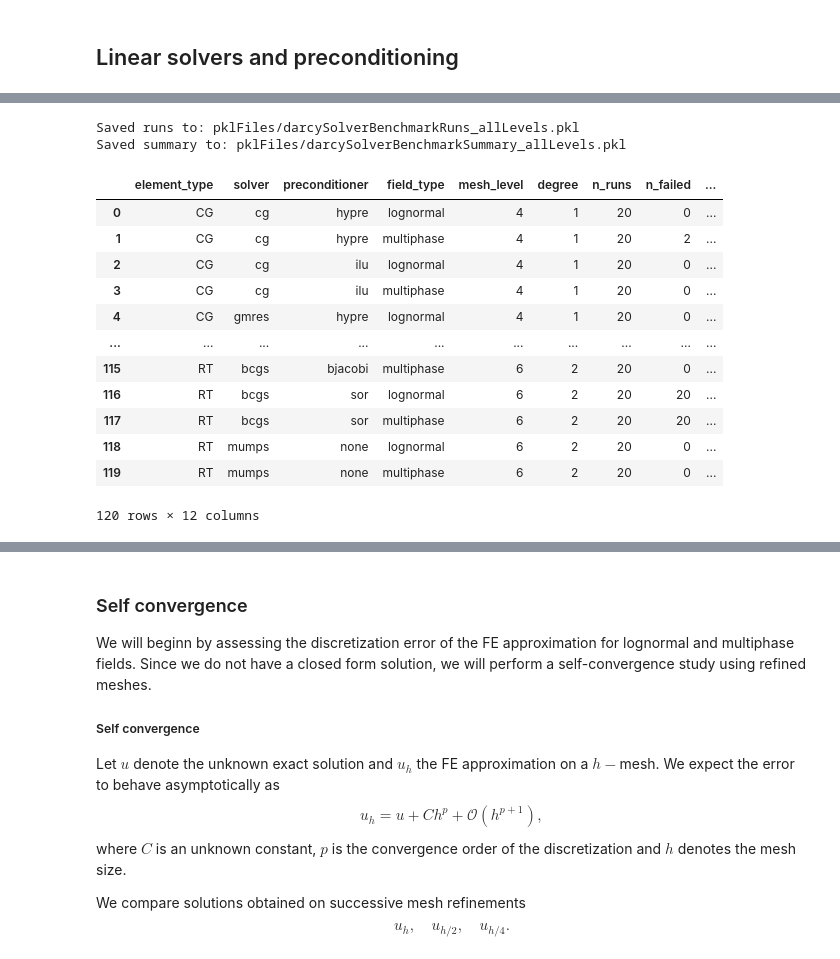
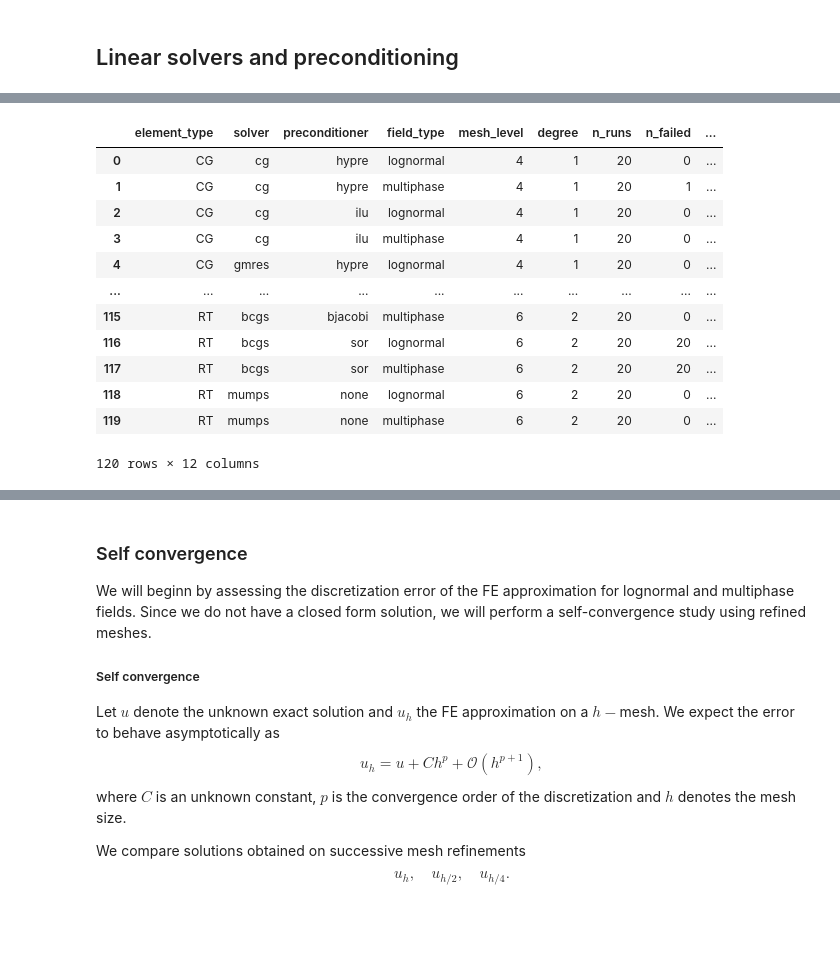
Before and after one commit to PFelsen/master-thesis-nice-karlsruhe, a Jupyter notebook: configs/FEM/DarcyConvergence.ipynb, the cells around one changed output, grey strips where cells are left out. Cells and saved outputs as stored; diff of their text form; code cells hidden in the pictures; blank space fills up the shorter version.

```diff
--- a/configs/FEM/DarcyConvergence.ipynb
+++ b/configs/FEM/DarcyConvergence.ipynb
@@ -15,12 +15,12 @@ import matplotlib.pyplot as plt
 from matplotlib.ticker import MaxNLocator
 
 from fenics import *
-import pickle
 
 
-from permeability.constantFields import ConstPermField
-from permeability.analyticField import AnalyticLognormalFourierField
-from permeability.analyticField import AnalyticMultiphaseFourierField
+from permeability.lognormalField import LognormalField
+from permeability.multiphase import MultiphaseField
+
+
 from fem.darcyProblem import Darcy
 
 
@@ -29,12 +29,11 @@ def analyticLognormal(dim, corrLength, mu, sigma, numberOfPhases, phaseValues, s
     Returns an analytic smooth lognormal permeability field.
     """
 
-    field = AnalyticLognormalFourierField(
+    field = LognormalField(
         dim=dim,
         corrLength=corrLength,
         mu=mu,
         sigma=sigma,
-        plotGridSize=512,
     )
 
     xi = field.sampleXi(seed=seed, distribution="uniform")
@@ -49,7 +48,7 @@ def analyticMultiphase(dim, corrLength, mu, sigma, numberOfPhases, phaseValues,
     Returns an analytic multiphase permeability field.
     """
 
-    field = AnalyticMultiphaseFourierField(
+    field = MultiphaseField(
         dim=dim,
         numberOfPhases=numberOfPhases,
         phaseValues=phaseValues,
@@ -57,7 +56,6 @@ def analyticMultiphase(dim, corrLength, mu, sigma, numberOfPhases, phaseValues,
         corrLength=corrLength,
         mu=mu,
         sigma=sigma,
-        plotGridSize=512,
     )
 
     xi = field.sampleXi(seed=seed, distribution="uniform")
@@ -642,50 +644,48 @@ solver_summary["preconditioner"] = pd.Categorical(
 solver_summary["field_type"] = pd.Categorical(
     solver_summary["field_type"],
     categories=field_order,
     ordered=True,
 )
 
 solver_summary = (
     solver_summary
     .sort_values(
         by=[
             "element_type",
             "degree",
             "mesh_level",
             "solver",
             "preconditioner",
             "field_type",
         ]
     )
     .reset_index(drop=True)
 )
 
 os.makedirs("pklFiles", exist_ok=True)
 
 runs_path = os.path.join("pklFiles", "darcySolverBenchmarkRuns_allLevels.pkl")
 summary_path = os.path.join("pklFiles", "darcySolverBenchmarkSummary_allLevels.pkl")
 
-solver_runs.to_pickle(runs_path)
-solver_summary.to_pickle(summary_path)
+#solver_runs.to_pickle(runs_path)
+#solver_summary.to_pickle(summary_path)
 
-print(f"Saved runs to: {runs_path}")
-print(f"Saved summary to: {summary_path}")
+#print(f"Saved runs to: {runs_path}")
+#print(f"Saved summary to: {summary_path}")
 
 solver_summary
 # %% [output]
+|  | element_type | solver | preconditioner | field_type | mesh_level | degree | n_runs | n_failed | ... |
+| 0 | CG | cg | hypre | lognormal | 4 | 1 | 20 | 0 | ... |
+| 1 | CG | cg | hypre | multiphase | 4 | 1 | 20 | 1 | ... |
+| 2 | CG | cg | ilu | lognormal | 4 | 1 | 20 | 0 | ... |
+| 3 | CG | cg | ilu | multiphase | 4 | 1 | 20 | 0 | ... |
+| 4 | CG | gmres | hypre | lognormal | 4 | 1 | 20 | 0 | ... |
+| ... | ... | ... | ... | ... | ... | ... | ... | ... | ... |
+| 115 | RT | bcgs | bjacobi | multiphase | 6 | 2 | 20 | 0 | ... |
+| 116 | RT | bcgs | sor | lognormal | 6 | 2 | 20 | 20 | ... |
+| 117 | RT | bcgs | sor | multiphase | 6 | 2 | 20 | 20 | ... |
+| 118 | RT | mumps | none | lognormal | 6 | 2 | 20 | 0 | ... |
+| 119 | RT | mumps | none | multiphase | 6 | 2 | 20 | 0 | ... |
-Saved runs to: pklFiles/darcySolverBenchmarkRuns_allLevels.pkl
-Saved summary to: pklFiles/darcySolverBenchmarkSummary_allLevels.pkl
+120 rows × 12 columns
-|  | element_type | solver | preconditioner | field_type | mesh_level | degree | n_runs | n_failed | ... |
-| 0 | CG | cg | hypre | lognormal | 4 | 1 | 20 | 0 | ... |
-| 1 | CG | cg | hypre | multiphase | 4 | 1 | 20 | 2 | ... |
-| 2 | CG | cg | ilu | lognormal | 4 | 1 | 20 | 0 | ... |
-| 3 | CG | cg | ilu | multiphase | 4 | 1 | 20 | 0 | ... |
-| 4 | CG | gmres | hypre | lognormal | 4 | 1 | 20 | 0 | ... |
-| ... | ... | ... | ... | ... | ... | ... | ... | ... | ... |
-| 115 | RT | bcgs | bjacobi | multiphase | 6 | 2 | 20 | 0 | ... |
-| 116 | RT | bcgs | sor | lognormal | 6 | 2 | 20 | 20 | ... |
-| 117 | RT | bcgs | sor | multiphase | 6 | 2 | 20 | 20 | ... |
-| 118 | RT | mumps | none | lognormal | 6 | 2 | 20 | 0 | ... |
-| 119 | RT | mumps | none | multiphase | 6 | 2 | 20 | 0 | ... |
-120 rows × 12 columns
 # %%
```
Also changed, not shown: parts of 6 cells of this notebook, 3 other files.
